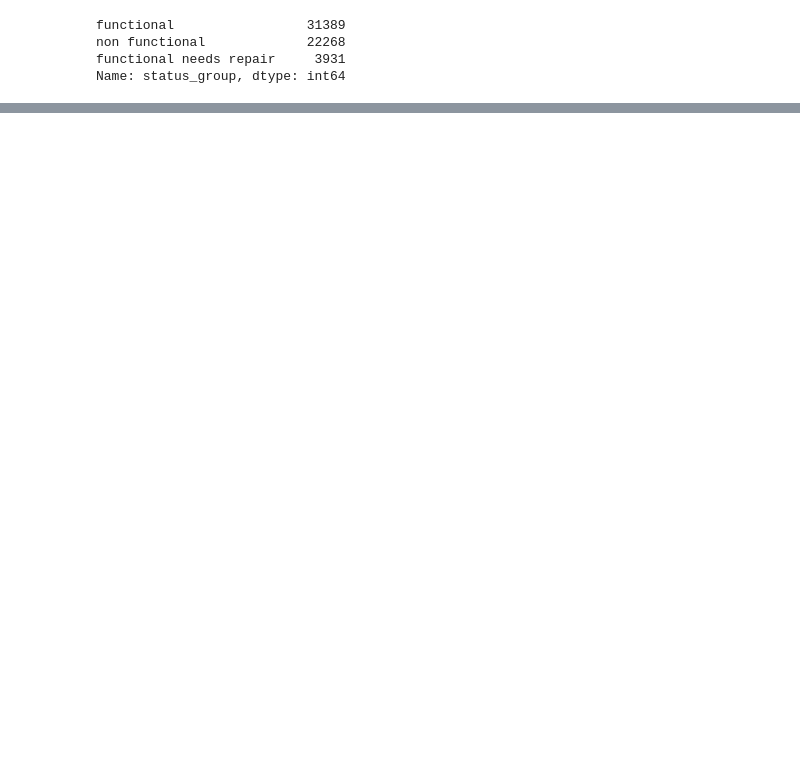
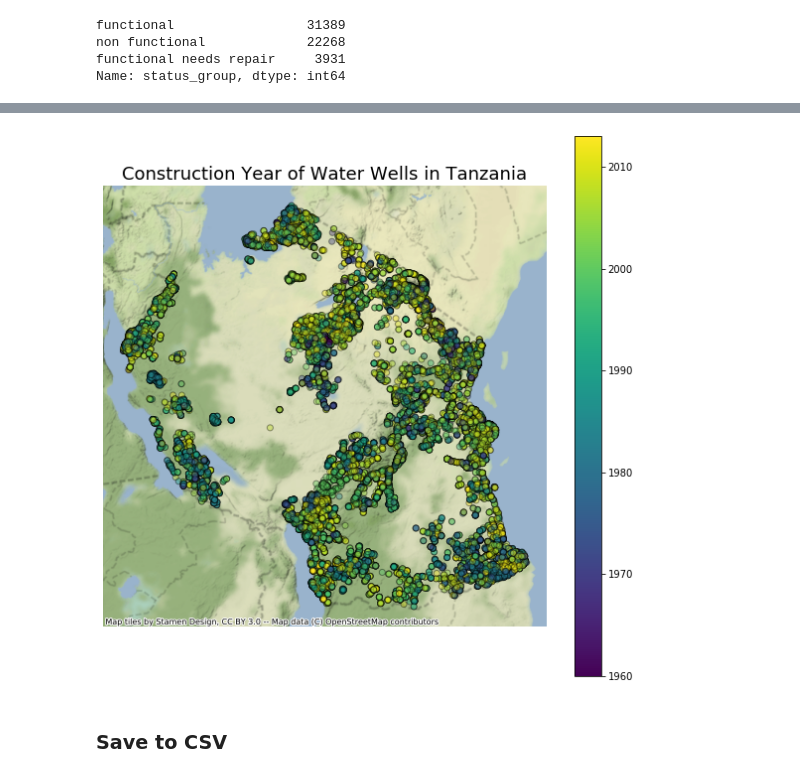
Before and after one commit to jneums/tanzania, a Jupyter notebook: notebooks/eda.ipynb, the cells around one changed output, grey strips where cells are left out. Saved outputs shown, nothing was run; the diff lists cells and outputs as text; code cells hidden in the pictures; blank space fills up the shorter version.

```diff
--- a/notebooks/eda.ipynb
+++ b/notebooks/eda.ipynb
@@ -334,0 +426,12 @@ wells_ax.set_axis_off()
+# %%
+construction_year_gdf = gdf[gdf['construction_year'] > 1900]
+# %%
+# map the features using their geo coordinates
+wells_ax = construction_year_gdf.plot(column='construction_year', figsize=(10, 10), alpha=0.4, edgecolor='k', legend=True)
+plt.title('Construction Year of Water Wells in Tanzania', fontsize=18)
+ctx.add_basemap(wells_ax, source=ctx.providers.Stamen.TerrainBackground)
+wells_ax.set_axis_off()
+# %% [output]
+[figure, added]
+# %% [markdown]
+### Save to CSV
```
Also changed, not shown: parts of 35 cells of this notebook, 3 other files.
